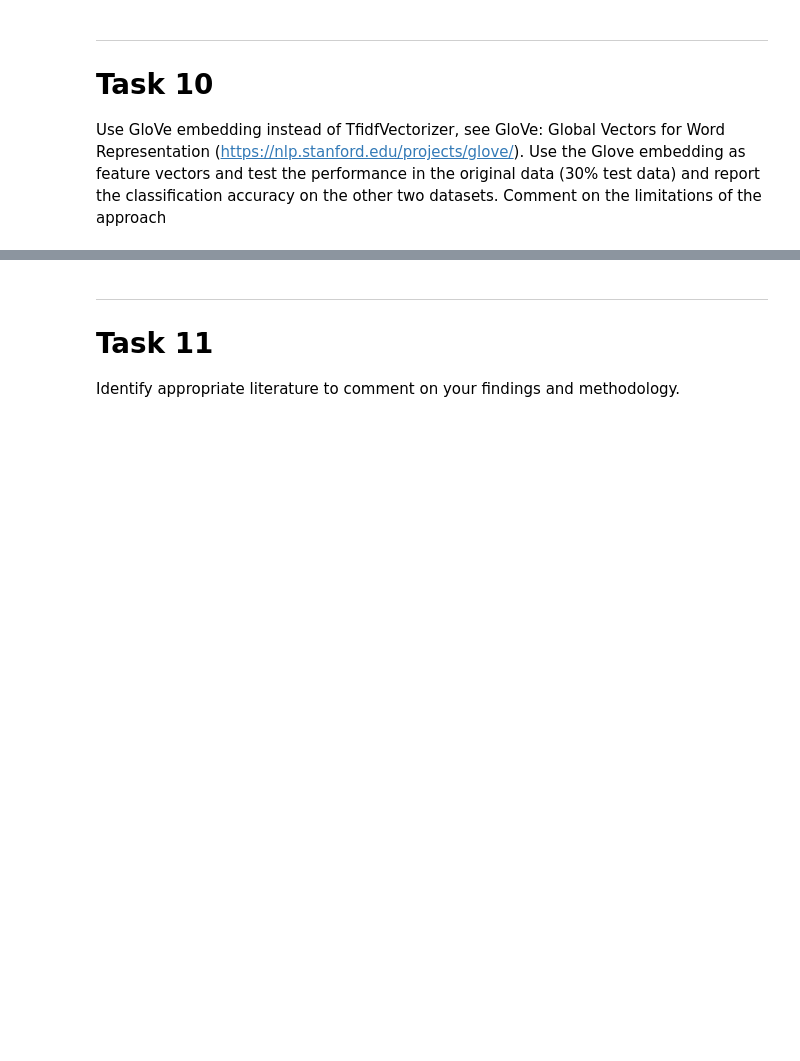
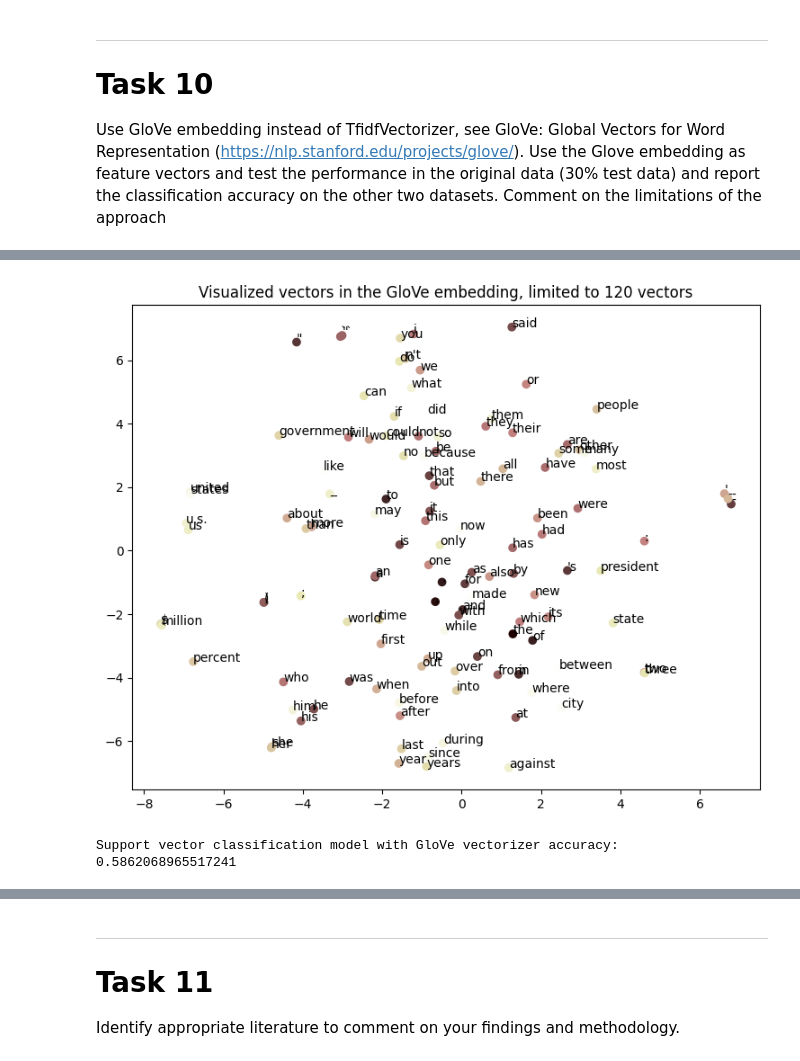
Before and after one commit to VilleKylmamaa/SentimentAnalysisMachineLearning, a Jupyter notebook: Restaurant_Review_Analysis.ipynb, the cells around one changed output, grey strips where cells are left out. Cells and saved outputs as stored; diff of their text form; code cells hidden in the pictures; blank space fills up the shorter version.

```diff
--- a/Restaurant_Review_Analysis.ipynb
+++ b/Restaurant_Review_Analysis.ipynb
@@ -1184,0 +1177,18 @@ limitations of the approach
+# %%
+
+from scipy import spatial
+
+embeddings_dict = {}
+
+# Download pre-trained vectors from https://github.com/stanfordnlp/GloVe
+# Wikipedia 2014 + Gigaword 5 (6B tokens, 400K vocab, uncased, 300d vectors, 822 MB download)
+with open("./glove/glove.6B.50d.txt", 'r', encoding='utf-8') as file:
+    for line in file:
+        values = line.split()
+        token = values[0]
+        vector = np.array(values[1:], "float32")
+        embeddings_dict[token] = vector
+file.close()
+
+print("Example global vector embedding for the word 'restaurant':")
+print(embeddings_dict["restaurant"])
@@ -1184,0 +1206,19 @@ limitations of the approach
+# %%
+
+#  Visualiize data in the GloVe embedding
+tsne = TSNE(n_components=2, random_state=0, init="random", learning_rate="auto")
+
+tokens = list(embeddings_dict.keys())
+vectors = np.array([embeddings_dict[token] for token in tokens])
+
+NUMBER_OF_VECTORS_VISUALIZED = 120
+Y = tsne.fit_transform(vectors[:NUMBER_OF_VECTORS_VISUALIZED])
+
+plt.figure(figsize=(9, 7))
+plt.title(f"Visualized vectors in the GloVe embedding, limited to {NUMBER_OF_VECTORS_VISUALIZED} vectors")
+plt.scatter(Y[:, 0], Y[:, 1], c=np.arange(0, NUMBER_OF_VECTORS_VISUALIZED, 1), cmap="pink")
+for label, x, y in zip(tokens, Y[:, 0], Y[:, 1]):
+    plt.annotate(label, xy=(x, y), xytext=(0, 0), textcoords='offset points')
+plt.show()
+# %% [output]
+[figure, added]
@@ -1184,0 +1262,23 @@ limitations of the approach
+# %%
+
+# Support vector classification model
+svc_model_glove = SVC()
+
+# Train the model with the review column tf-idf fitted and transformed training data, and liked column training data
+svc_model_glove.fit(
+    review_train_glove,
+    liked_train
+)
+
+# Make predictions using the model
+svc_model_glove_predictions = svc_model_glove.predict(
+    validation_review_glove
+)
+
+# Get accuracy of the predictions
+svc_model_glove_accuracy = accuracy_score(liked_test, svc_model_glove_predictions)
+
+print(f"\nSupport vector classification model with GloVe vectorizer accuracy:\n{svc_model_glove_accuracy}")
+# %% [output]
+Support vector classification model with GloVe vectorizer accuracy:
+0.5862068965517241
```
Also changed, not shown: parts of 13 cells of this notebook.
